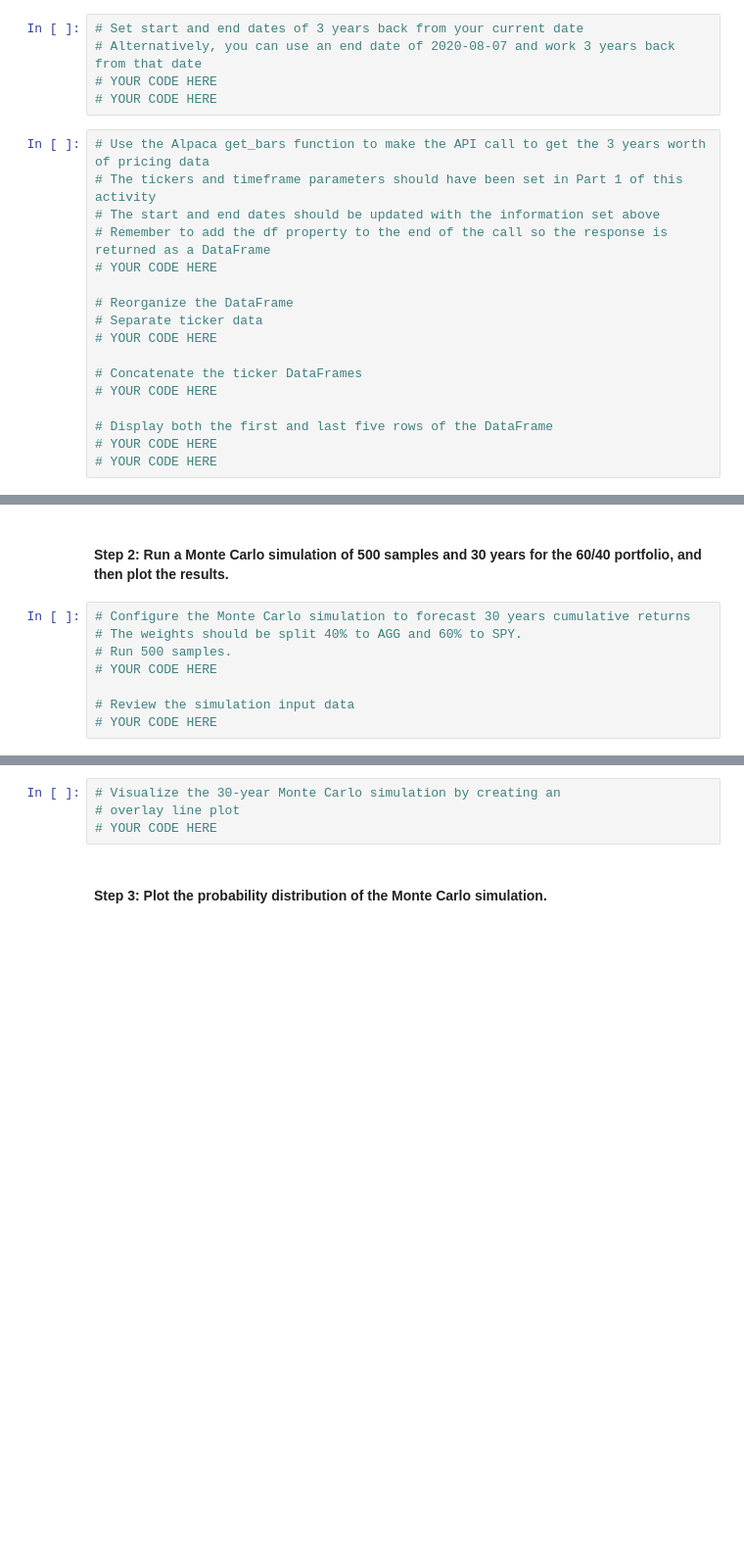
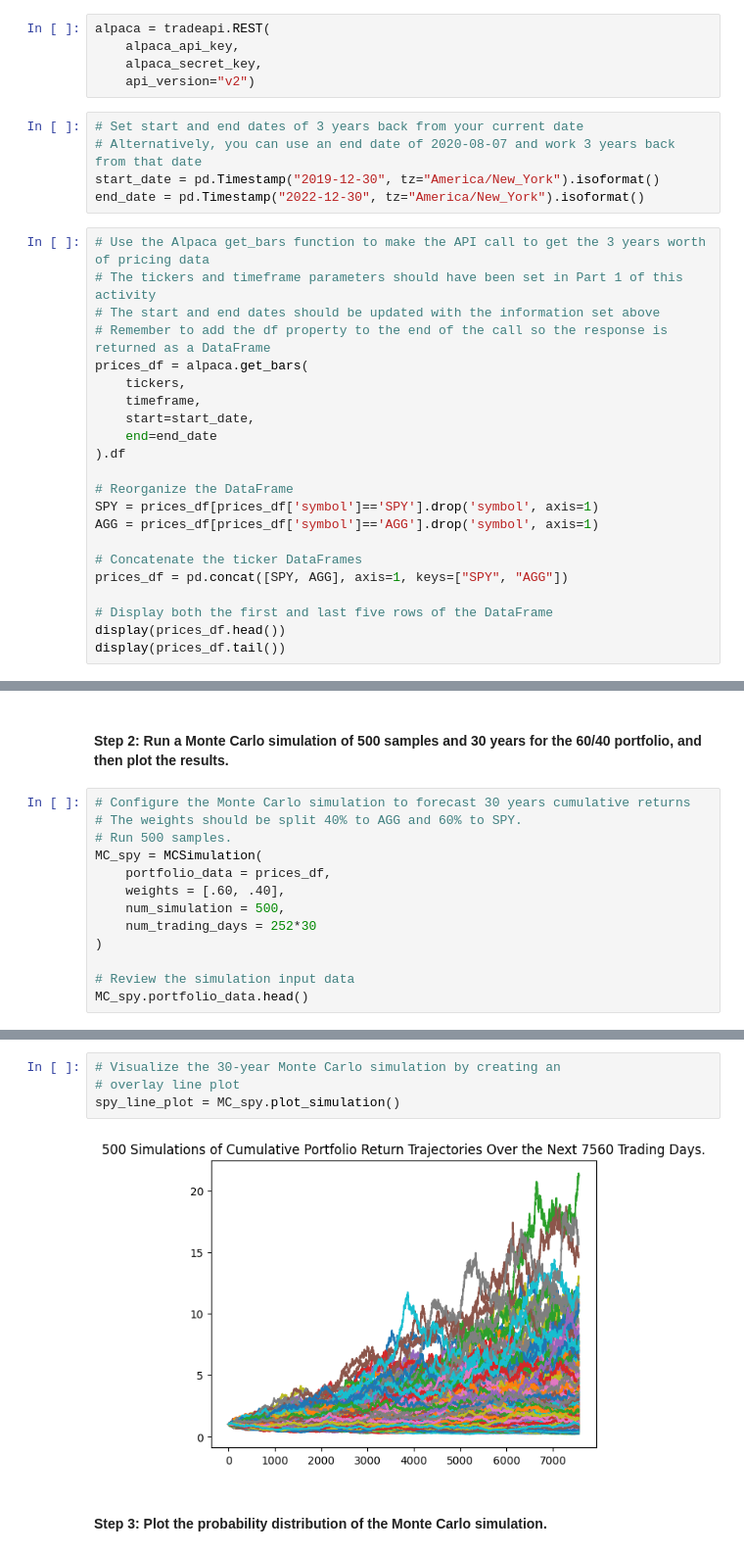
Before and after one commit to DanHerman212/challenge5, a Jupyter notebook: financial_planning_tools.ipynb, the cells around one changed output, grey strips where cells are left out. Shown at 98% size. Drawn from its saved outputs; the diff is of its cells as text; blank space fills up the shorter version.

Commit message:
Savepoint: Completed simulation for retirement potfolio

```diff
--- a/financial_planning_tools.ipynb
+++ b/financial_planning_tools.ipynb
@@ -434,25 +434,35 @@ In this section, you’ll use the MCForecastTools library to create a Monte Carl
 4. Generate the summary statistics for the Monte Carlo simulation.
 # %% [markdown]
 #### Step 1: Make an API call via the Alpaca SDK to get 3 years of historical closing prices for a traditional 60/40 portfolio split: 60% stocks (SPY) and 40% bonds (AGG).
+# %%
+alpaca = tradeapi.REST(
+    alpaca_api_key,
+    alpaca_secret_key,
+    api_version="v2")
 # %%
 # Set start and end dates of 3 years back from your current date
 # Alternatively, you can use an end date of 2020-08-07 and work 3 years back from that date
-# YOUR CODE HERE
-# YOUR CODE HERE
+start_date = pd.Timestamp("2019-12-30", tz="America/New_York").isoformat()
+end_date = pd.Timestamp("2022-12-30", tz="America/New_York").isoformat()
 # %%
 # Use the Alpaca get_bars function to make the API call to get the 3 years worth of pricing data
 # The tickers and timeframe parameters should have been set in Part 1 of this activity
 # The start and end dates should be updated with the information set above
 # Remember to add the df property to the end of the call so the response is returned as a DataFrame
-# YOUR CODE HERE
+prices_df = alpaca.get_bars(
+    tickers,
+    timeframe,
+    start=start_date,
+    end=end_date
+).df
 
 # Reorganize the DataFrame
-# Separate ticker data
-# YOUR CODE HERE
+SPY = prices_df[prices_df['symbol']=='SPY'].drop('symbol', axis=1)
+AGG = prices_df[prices_df['symbol']=='AGG'].drop('symbol', axis=1)
 
 # Concatenate the ticker DataFrames
-# YOUR CODE HERE
+prices_df = pd.concat([SPY, AGG], axis=1, keys=["SPY", "AGG"])
 
 # Display both the first and last five rows of the DataFrame
-# YOUR CODE HERE
-# YOUR CODE HERE
+display(prices_df.head())
+display(prices_df.tail())
@@ -462,7 +489,12 @@ In this section, you’ll use the MCForecastTools library to create a Monte Carl
 # Configure the Monte Carlo simulation to forecast 30 years cumulative returns
 # The weights should be split 40% to AGG and 60% to SPY.
 # Run 500 samples.
-# YOUR CODE HERE
+MC_spy = MCSimulation(
+    portfolio_data = prices_df,
+    weights = [.60, .40],
+    num_simulation = 500,
+    num_trading_days = 252*30
+)
 
 # Review the simulation input data
-# YOUR CODE HERE
+MC_spy.portfolio_data.head()
@@ -472,7 +513,9 @@ In this section, you’ll use the MCForecastTools library to create a Monte Carl
 # %%
 # Visualize the 30-year Monte Carlo simulation by creating an
 # overlay line plot
-# YOUR CODE HERE
+spy_line_plot = MC_spy.plot_simulation()
+# %% [output]
+[figure, added]
 # %% [markdown]
 #### Step 3: Plot the probability distribution of the Monte Carlo simulation.
 # %%
```
Also changed, not shown: parts of 5 cells of this notebook.
